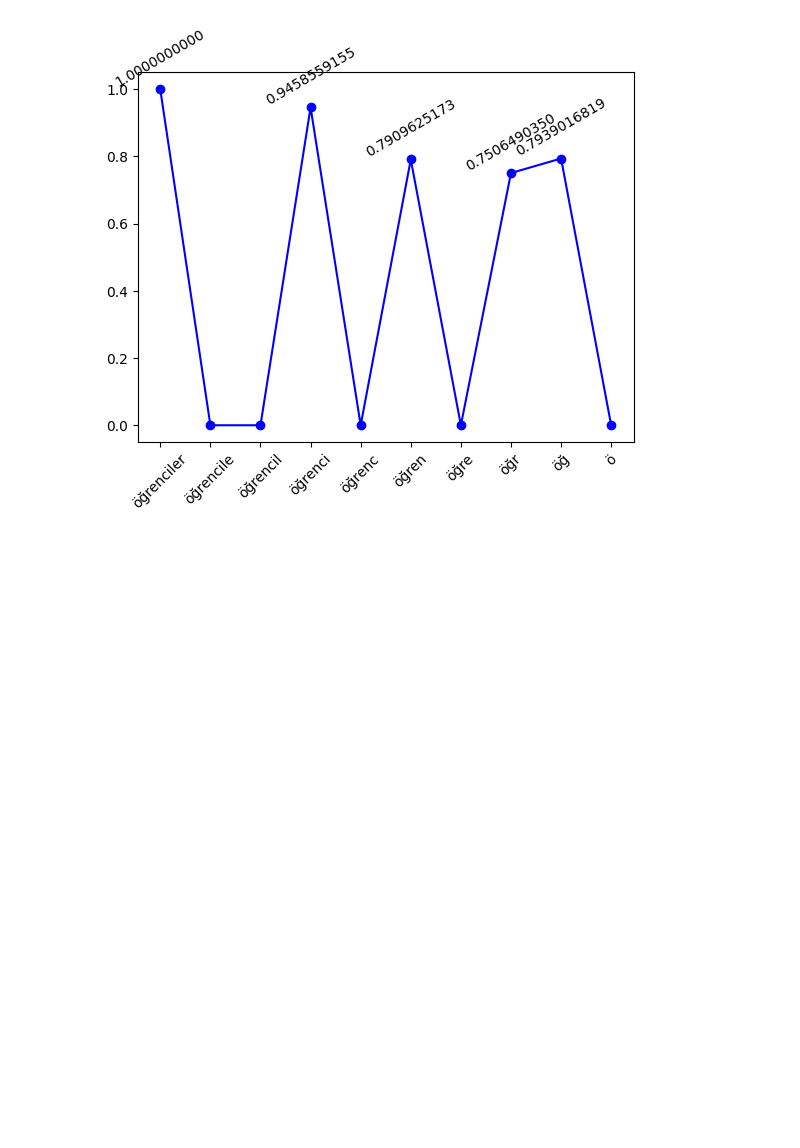
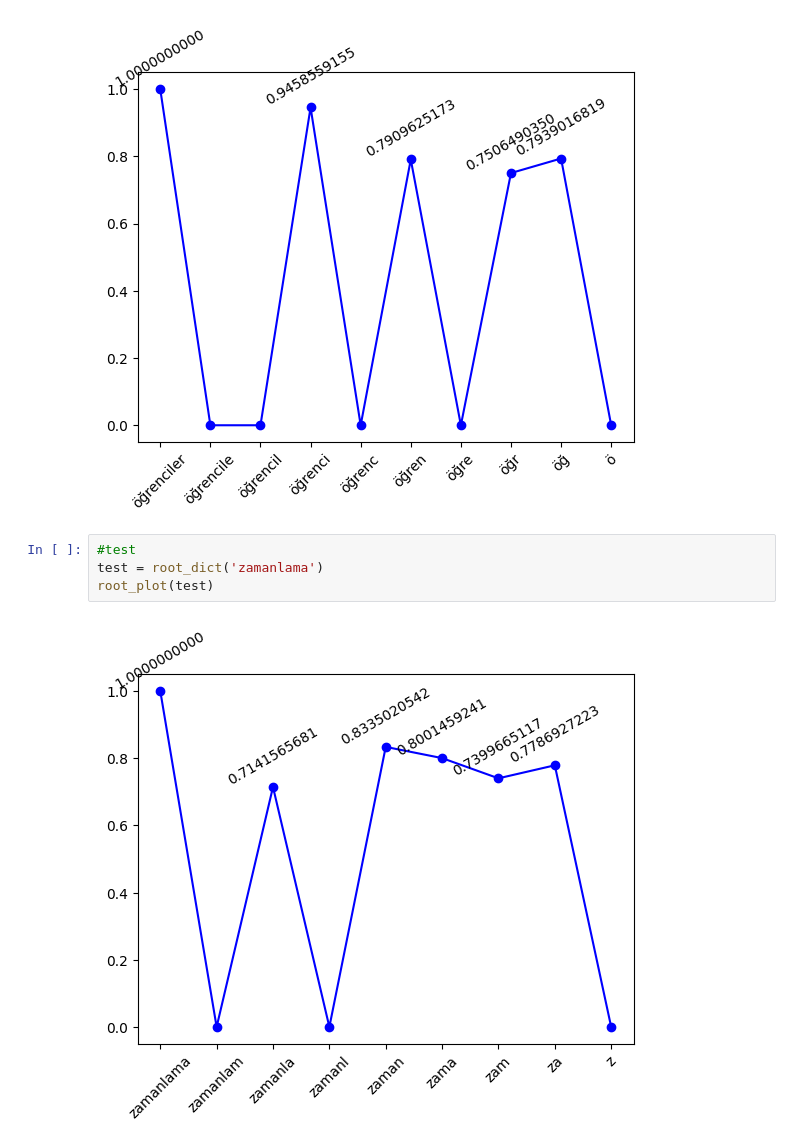
Before and after one commit to emretosn/word-roots, a Jupyter notebook: wordroot.ipynb, the cells around one changed output. Drawn from its saved outputs; the diff is of its cells as text; blank space fills up the shorter version.

```diff
--- a/wordroot.ipynb
+++ b/wordroot.ipynb
@@ -85,3 +85,9 @@ test = root_dict('öğrenciler')
 root_plot(test)
 # %% [output]
 [figure]
+# %%
+#test
+test = root_dict('zamanlama')
+root_plot(test)
+# %% [output]
+[figure, added]
```
Also changed, not shown: parts of 7 cells of this notebook, 1 other file.
